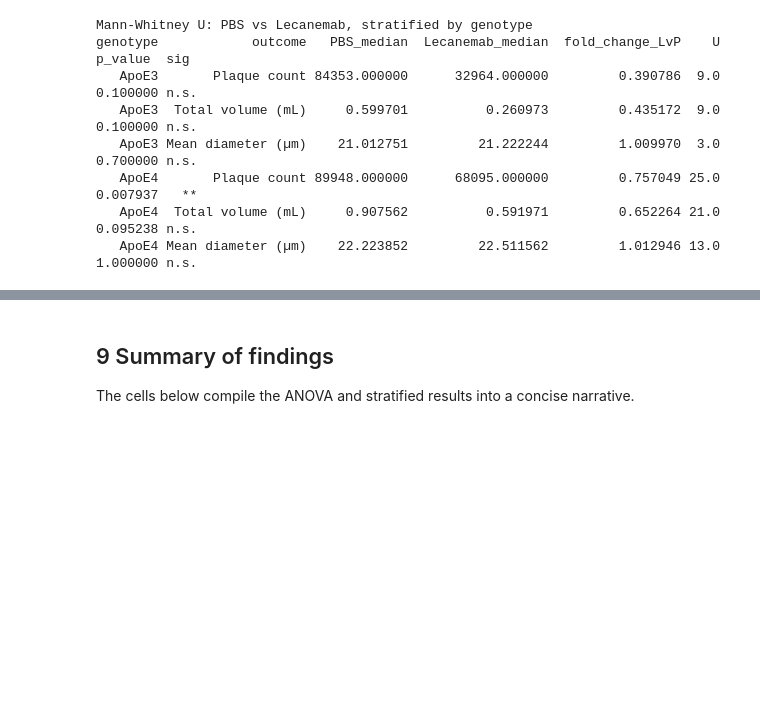
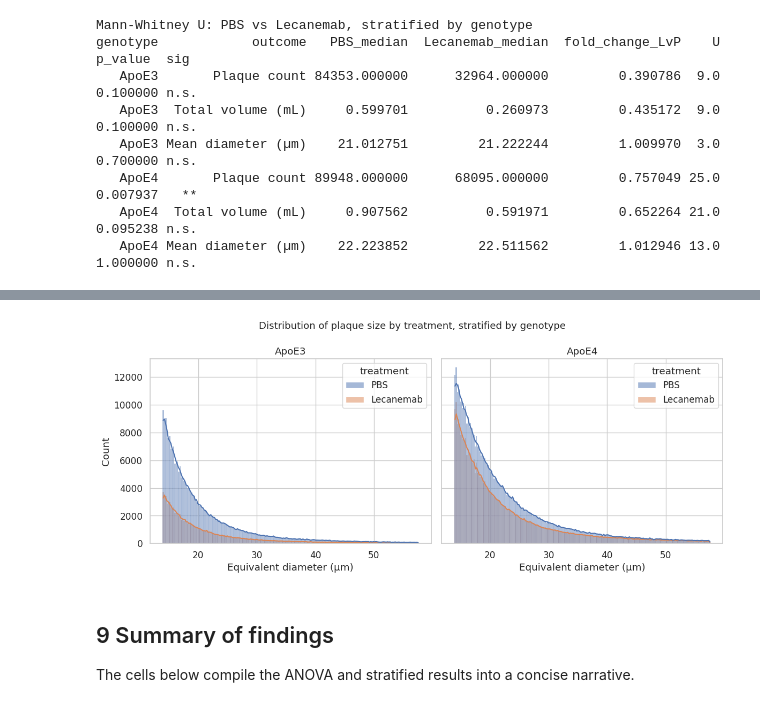
Before and after one commit to akhanf/analyze_spimquant_vessels_plaques, a Jupyter notebook: treatment_effect_analysis.ipynb, the cells around one changed output, grey strips where cells are left out. Cells and saved outputs as stored; diff of their text form; code cells hidden in the pictures; blank space fills up the shorter version.

```diff
--- a/treatment_effect_analysis.ipynb
+++ b/treatment_effect_analysis.ipynb
@@ -472,26 +478,52 @@ plt.show()
+# %%
+# ── ECDF of plaque size, faceted by treatment & genotype ─────────────────────
+fig, axes = plt.subplots(1, 2, figsize=(12, 5), sharey=True)
+
+for ax, geno in zip(axes, GENO_ORDER):
+    g = df[df["genotype"] == geno]
+    sns.ecdfplot(
+        data=g,
+        x="equiv_diam_um",
+        hue="treatment",
+        hue_order=TREAT_ORDER,
+        palette=TREAT_PALETTE,
+        ax=ax,
+    )
+    ax.set_xscale("log")
+    ax.set_xlabel("Equivalent diameter (µm)")
+    ax.set_ylabel("Cumulative fraction")
+    ax.set_title(geno)
+
+fig.suptitle("ECDF of plaque size by treatment, stratified by genotype", fontsize=13)
+plt.tight_layout()
+plt.savefig("fig_ecdf_size_by_genotype.png", dpi=150, bbox_inches="tight")
+plt.show()
 # %%
-# ── ECDF of plaque size, faceted by treatment & genotype ─────────────────────
+# ── Distribution plot of plaque size, faceted by treatment & genotype ─────────────────────
 fig, axes = plt.subplots(1, 2, figsize=(12, 5), sharey=True)
 
 for ax, geno in zip(axes, GENO_ORDER):
     g = df[df["genotype"] == geno]
-    sns.ecdfplot(
+    sns.histplot(
         data=g,
         x="equiv_diam_um",
         hue="treatment",
+        kde=True,kde_kws={'clip':(14,100),'cut':0,'bw_adjust':0.1},
         hue_order=TREAT_ORDER,
         palette=TREAT_PALETTE,
         ax=ax,
     )
-    ax.set_xscale("log")
+    ax.set_xscale("linear")
     ax.set_xlabel("Equivalent diameter (µm)")
-    ax.set_ylabel("Cumulative fraction")
+    ax.set_ylabel("Count")
     ax.set_title(geno)
 
-fig.suptitle("ECDF of plaque size by treatment, stratified by genotype", fontsize=13)
+fig.suptitle("Distribution of plaque size by treatment, stratified by genotype", fontsize=13)
 plt.tight_layout()
-plt.savefig("fig_ecdf_size_by_genotype.png", dpi=150, bbox_inches="tight")
+plt.savefig("fig_size_distribution_by_genotype.png", dpi=150, bbox_inches="tight")
 plt.show()
+# %% [output]
+[figure, added]
 # %% [markdown]
 ## 9  Summary of findings
 
```
Also changed, not shown: parts of 4 cells of this notebook, 6 other files.
